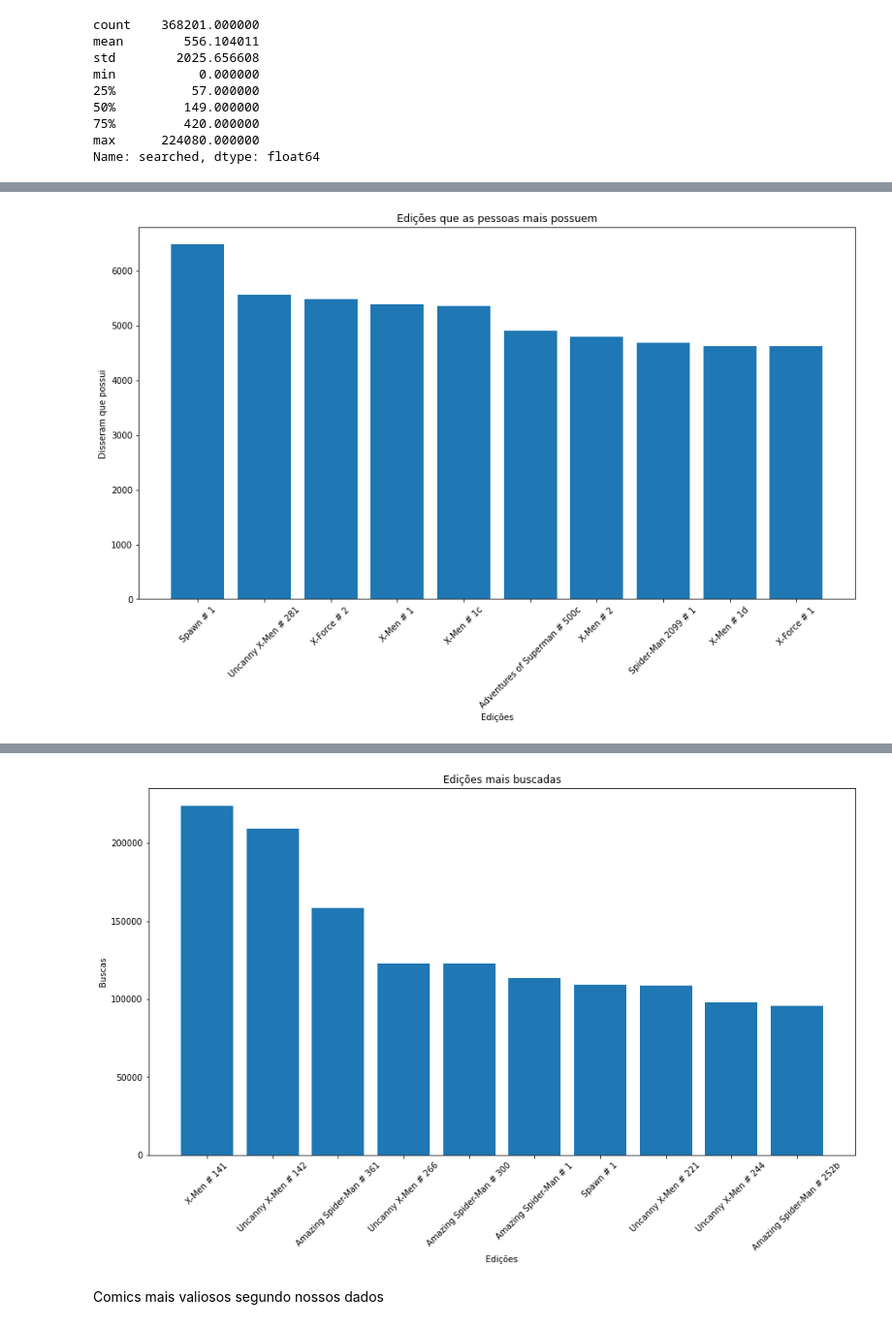
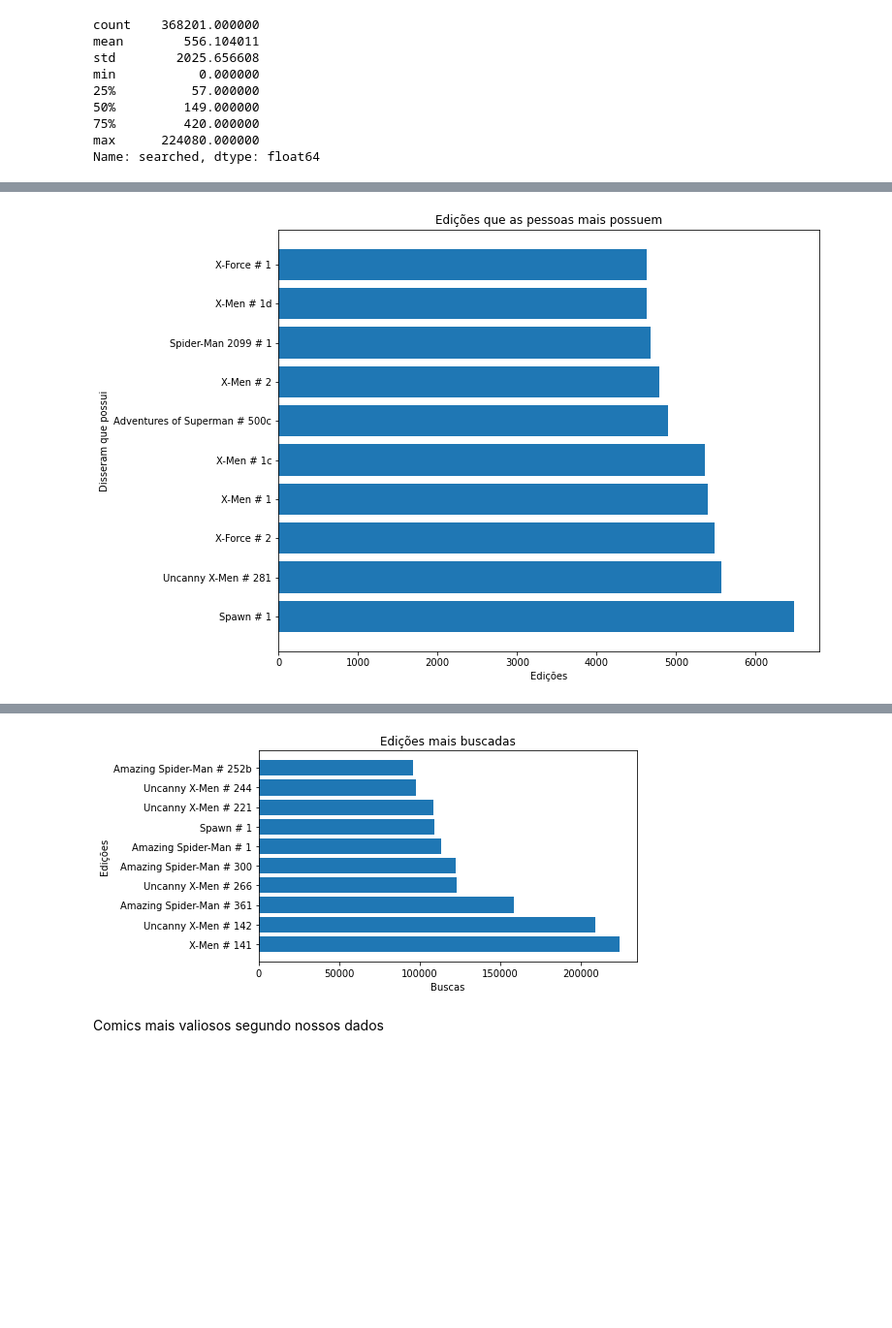
Before and after one commit to deboraxhx/JornadaDataScience, a Jupyter notebook: simple_analise_de_dados_COMICS_DATASET.ipynb, the cells around one changed output, grey strips where cells are left out. Shown at 97% size. Cells and saved outputs as stored; diff of their text form; code cells hidden in the pictures; blank space fills up the shorter version.

```diff
--- a/simple_analise_de_dados_COMICS_DATASET.ipynb
+++ b/simple_analise_de_dados_COMICS_DATASET.ipynb
@@ -49,7 +48,7 @@ dados.describe().T
 # %% [markdown]
 # DATA CLEANING
 # %%
-dados.drop(['Unnamed: 0','title_link','issue_link','cover_link','hist_prices_link'],axis=1,inplace=True)
+dados.drop(['title_link','issue_link','cover_link','hist_prices_link'],axis=1,inplace=True)
 # %%
 dados.info()
 # %% [output]
@@ -132,9 +119,7 @@ dados['current_value'] = dados['current_value'].str.replace('$', '', regex=True)
 dados['current_value'] = dados['current_value'].str.replace(',', '', regex=True)
 dados['current_value'] = dados.current_value.astype(float)
 # %%
-dados.reset_index(inplace = True)
+dados.reset_index(drop = True, inplace = True)
-# %%
-dados.drop(['index'], axis = 1, inplace = True)
 # %%
 dados.query("pages > 10000 ")
 # %% [output]
@@ -641,14 +398,14 @@ top_10_owned = comparativo[['title_issue','owned']]
 
 plotar_top_10_owned = top_10_owned.sort_values(by= 'owned', ascending=False).iloc[:10,]
 
-plt.figure(figsize= [15,8])
-plt.bar(x = plotar_top_10_owned['title_issue'], height=plotar_top_10_owned.owned)
-plt.xticks(rotation = 45)
+plt.figure(figsize= [10,8])
+plt.barh(y = plotar_top_10_owned['title_issue'], width=plotar_top_10_owned.owned)
+#plt.xticks(rotation = 80)
 plt.ylabel('Disseram que possui');
 plt.xlabel('Edições');
 plt.title('Edições que as pessoas mais possuem');
 # %% [output]
-[figure, old version]
+[figure, new version]
 # %%
 comparativo.sort_values(by='searched', ascending=False)[:10]
 # %% [output]
@@ -666,16 +423,15 @@ comparativo.sort_values(by='searched', ascending=False)[:10]
 # %%
 top_10 = comparativo[['title_issue','searched']]
 
 plotar_top_10 = top_10.sort_values(by= 'searched', ascending=False).iloc[:10,]
 
-plt.figure(figsize= [15,8])
-plt.bar(x = plotar_top_10['title_issue'], height=plotar_top_10.searched)
-plt.xticks(rotation = 45)
-plt.ylabel('Buscas');
-plt.xlabel('Edições');
+plt.figure(figsize= [7,4])
+plt.barh(y = plotar_top_10['title_issue'], width=plotar_top_10.searched)
+plt.xlabel('Buscas');
+plt.ylabel('Edições');
 plt.title('Edições mais buscadas');
 # %% [output]
-[figure, old version]
+[figure, new version]
 # %% [markdown]
 Comics mais valiosos segundo nossos dados
 # %%
```
Also changed, not shown: parts of 140 cells of this notebook.
